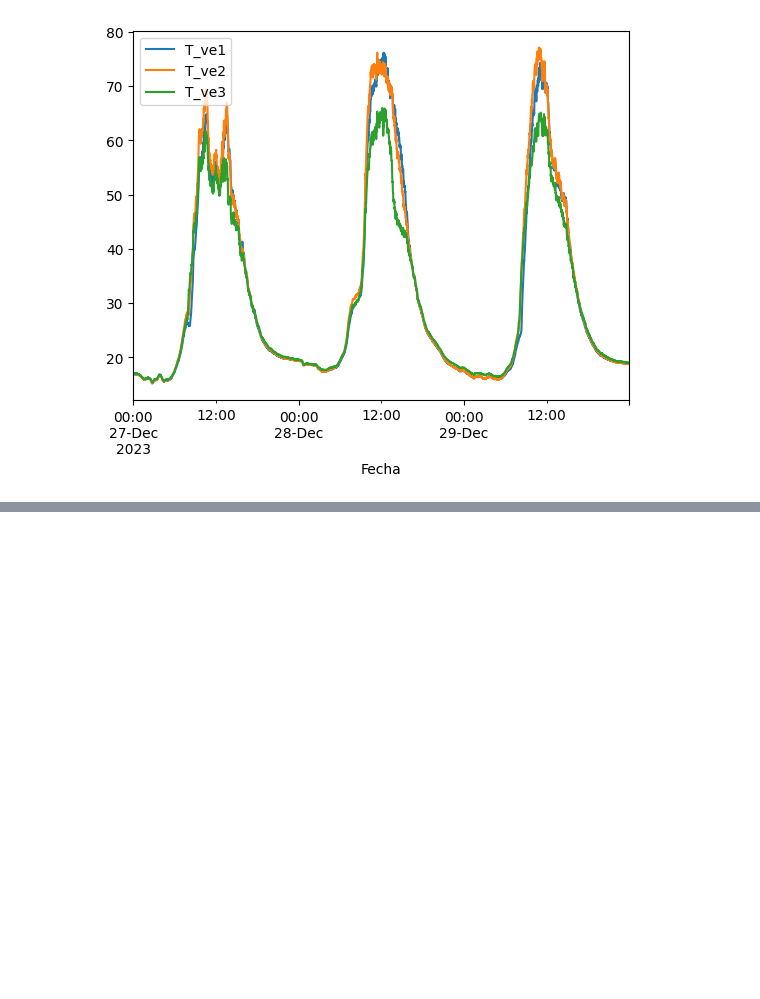
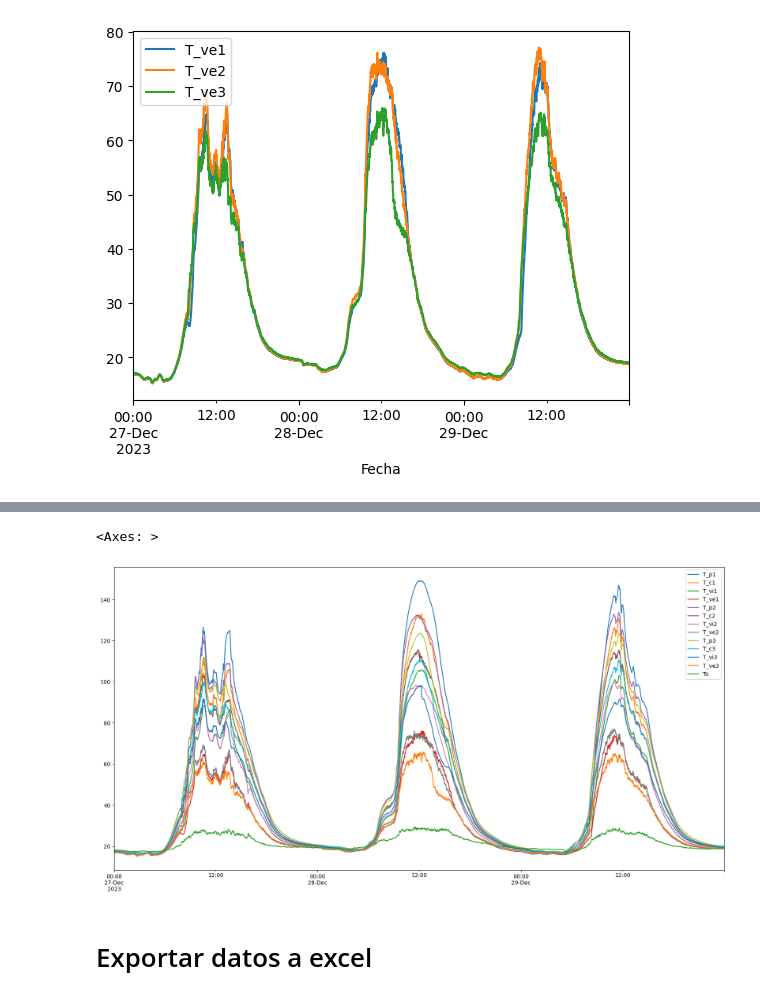
Before and after one commit to JohnChL/Tesis_Maria_UNJBG, a Jupyter notebook: notebooks/001_Tecnopor_SinAgua.ipynb, the cells around one changed output, grey strips where cells are left out. Saved outputs shown, nothing was run; the diff lists cells and outputs as text; code cells hidden in the pictures; blank space fills up the shorter version.

```diff
--- a/notebooks/001_Tecnopor_SinAgua.ipynb
+++ b/notebooks/001_Tecnopor_SinAgua.ipynb
@@ -213,0 +247,7 @@ array([<Axes: xlabel='Fecha'>, <Axes: xlabel='Fecha'>,
+# %%
+tecn_sa[['T_p1','T_c1','T_vi1','T_ve1','T_p2','T_c2','T_vi2','T_ve2','T_p3','T_c3','T_vi3','T_ve3','To']].plot(figsize = (20,10))
+# %% [output]
+<Axes: >
+[figure, added]
+# %% [markdown]
+# Exportar datos a excel
```
Also changed, not shown: parts of 9 cells of this notebook.
